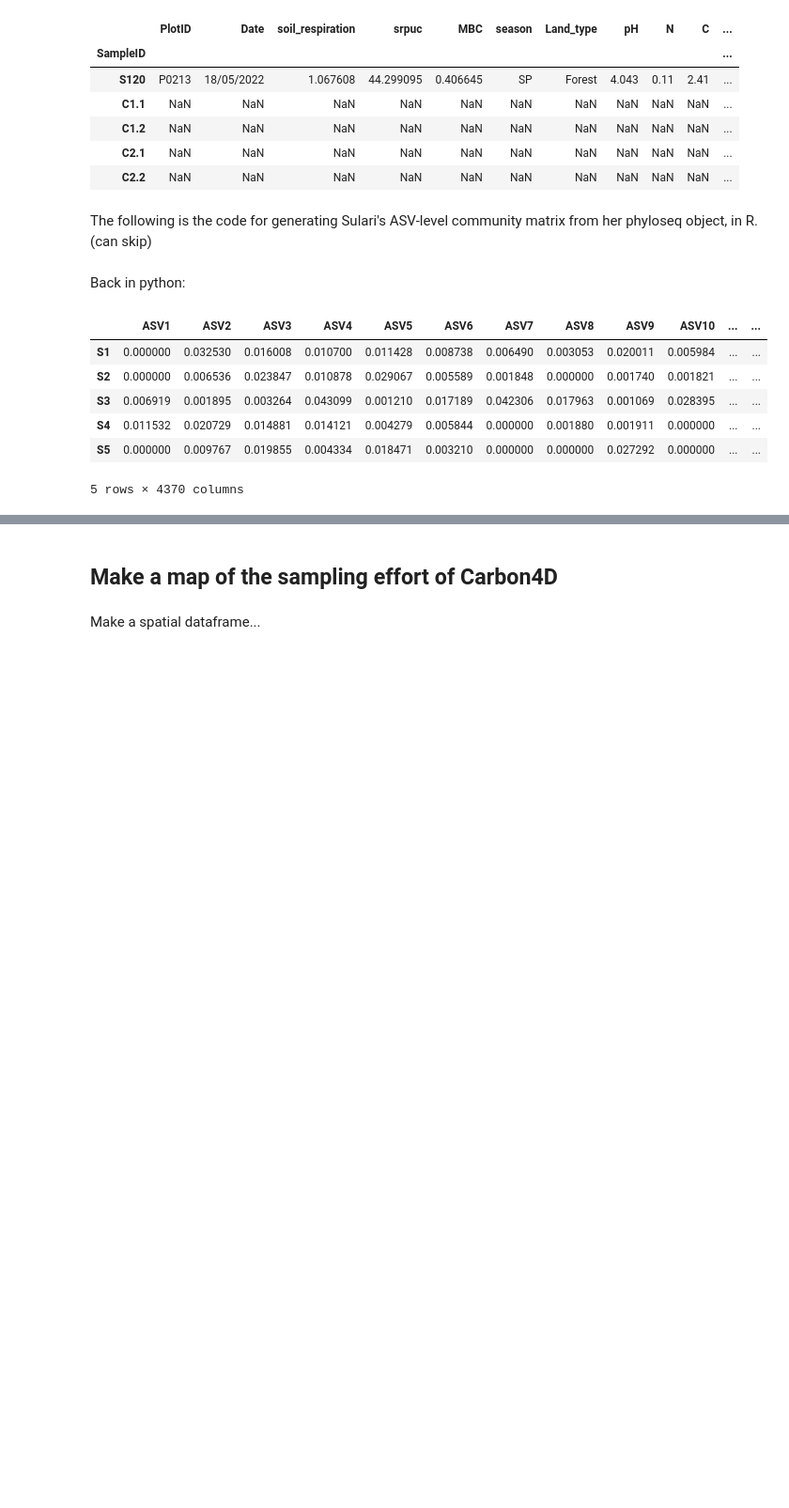
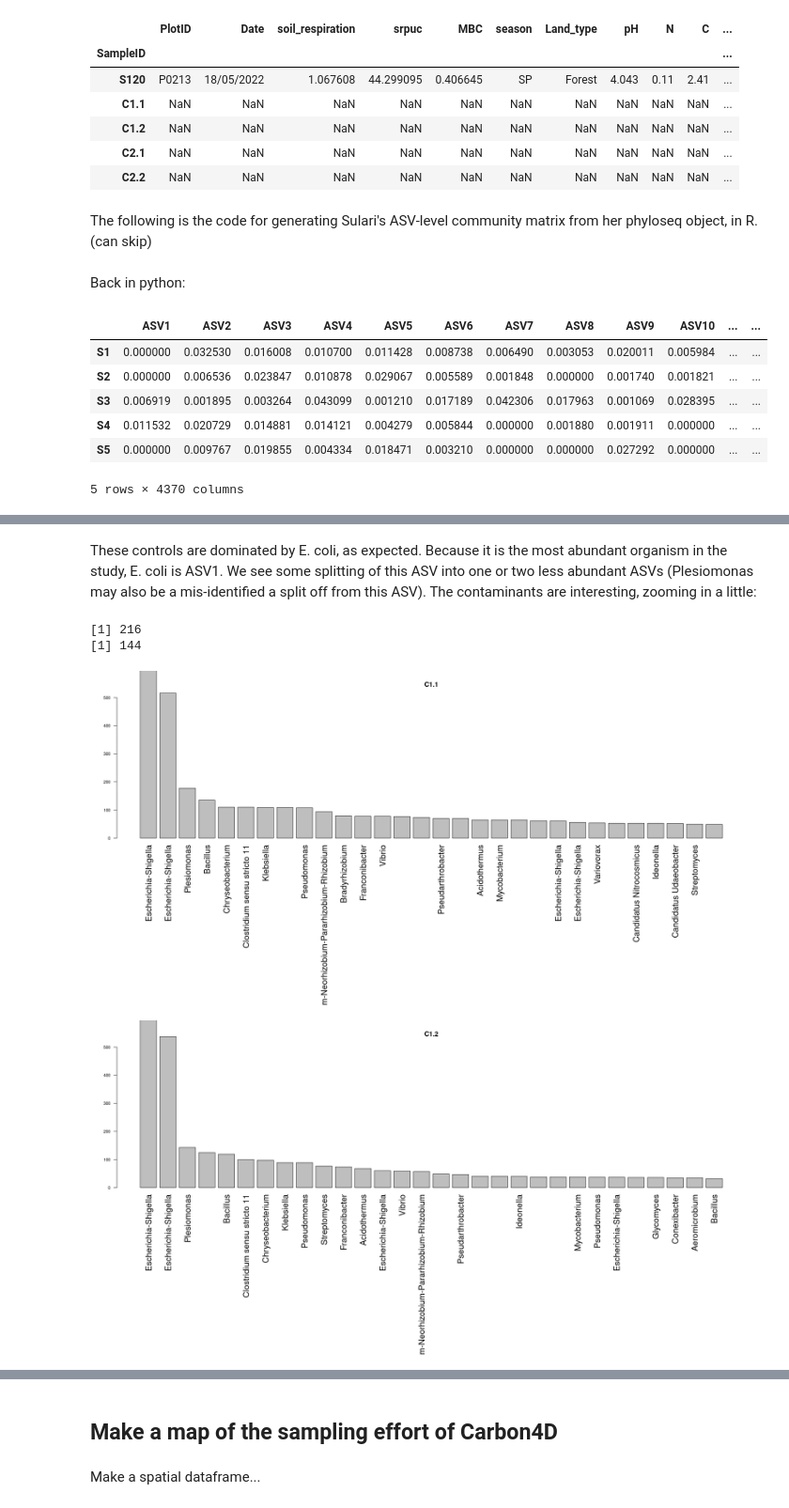
Before and after one commit to danchurch/fichtelgebirgeSoils, a Jupyter notebook: spatialAnalysis/spatialAnalysisSulariData.ipynb, the cells around one changed output, grey strips where cells are left out. Shown at 94% size. Drawn from its saved outputs; the diff is of its cells as text; code cells hidden in the pictures; blank space fills up the shorter version.

Commit message:
getting back into the bact

```diff
--- a/spatialAnalysis/spatialAnalysisSulariData.ipynb
+++ b/spatialAnalysis/spatialAnalysisSulariData.ipynb
@@ -137,0 +189,11 @@ comData.head()
+# %% [markdown]
+These controls are dominated by E. coli, as expected. Because it is the most abundant organism in the study, E. coli is ASV1. We see some splitting of this ASV into one or two less abundant ASVs (Plesiomonas may also be a mis-identified a split off from this ASV). The contaminants are interesting, zooming in a little:
+# %%
+options(repr.plot.width=20, repr.plot.height=10)
+rankAb(ps,"C1.1",ylimit=500, ntax = 30)
+rankAb(ps,"C1.2",ylimit=500, ntax = 30)
+# %% [output]
+[1] 216
+[1] 144
+[figure, added]
+[figure, added]
```
Also changed, not shown: parts of 32 cells of this notebook, 3 other files.
